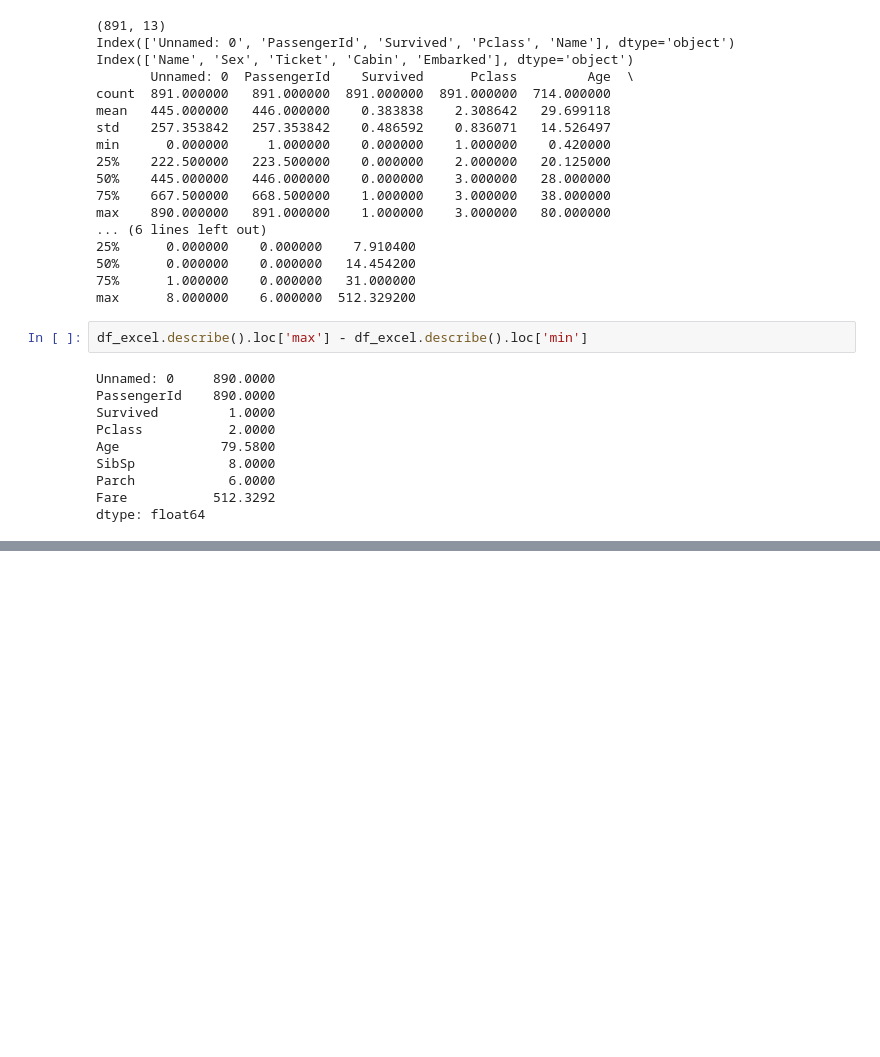
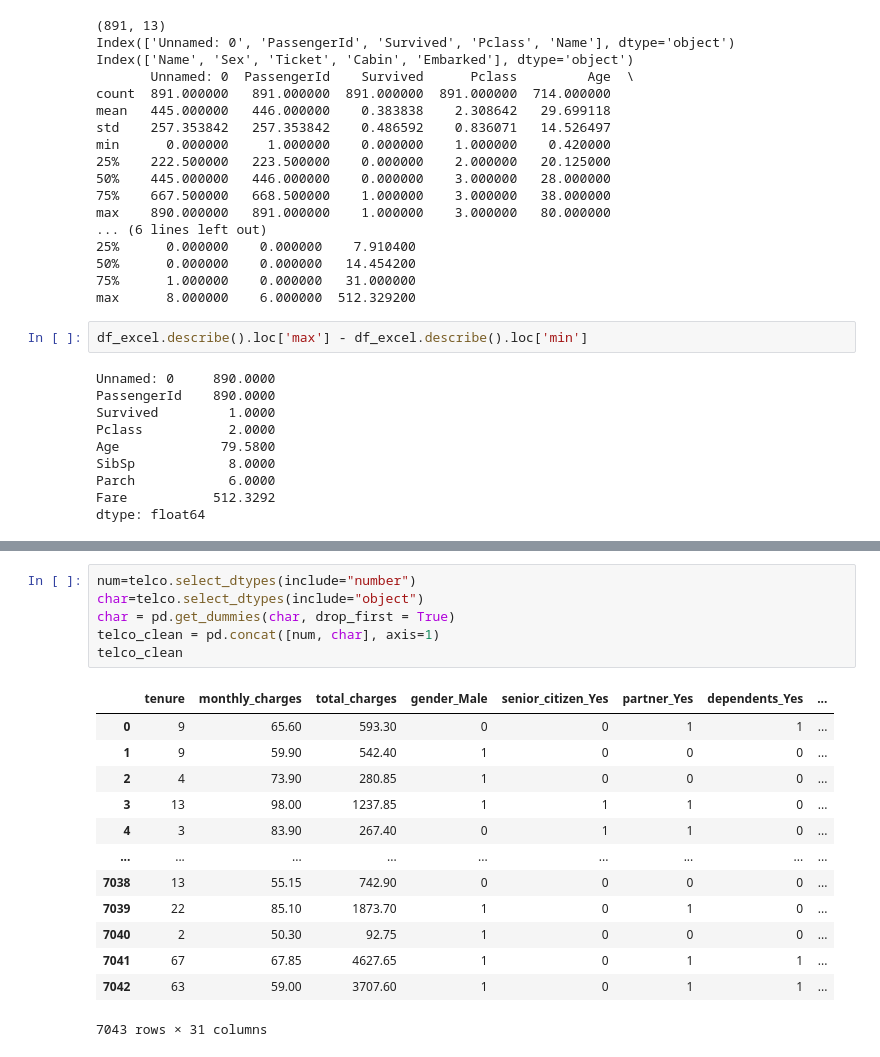
Before and after one commit to Nathanieldewald/classification-exercises, a Jupyter notebook: classification_exercises.ipynb, the cells around one changed output, grey strips where cells are left out. Saved outputs shown, nothing was run; the diff lists cells and outputs as text; blank space fills up the shorter version.

```diff
--- a/classification_exercises.ipynb
+++ b/classification_exercises.ipynb
@@ -146,0 +275,20 @@ new mac test
+# %%
+num=telco.select_dtypes(include="number")
+char=telco.select_dtypes(include="object")
+char = pd.get_dummies(char, drop_first = True)
+telco_clean = pd.concat([num, char], axis=1)
+telco_clean
+# %% [output]
+|  | tenure | monthly_charges | total_charges | gender_Male | senior_citizen_Yes | partner_Yes | dependents_Yes | ... |
+| 0 | 9 | 65.60 | 593.30 | 0 | 0 | 1 | 1 | ... |
+| 1 | 9 | 59.90 | 542.40 | 1 | 0 | 0 | 0 | ... |
+| 2 | 4 | 73.90 | 280.85 | 1 | 0 | 0 | 0 | ... |
+| 3 | 13 | 98.00 | 1237.85 | 1 | 1 | 1 | 0 | ... |
+| 4 | 3 | 83.90 | 267.40 | 0 | 1 | 1 | 0 | ... |
+| ... | ... | ... | ... | ... | ... | ... | ... | ... |
+| 7038 | 13 | 55.15 | 742.90 | 0 | 0 | 0 | 0 | ... |
+| 7039 | 22 | 85.10 | 1873.70 | 1 | 0 | 1 | 0 | ... |
+| 7040 | 2 | 50.30 | 92.75 | 1 | 0 | 0 | 0 | ... |
+| 7041 | 67 | 67.85 | 4627.65 | 1 | 0 | 1 | 1 | ... |
+| 7042 | 63 | 59.00 | 3707.60 | 1 | 0 | 1 | 1 | ... |
+7043 rows × 31 columns
```
Also changed, not shown: parts of 33 cells of this notebook, 1 other file.
